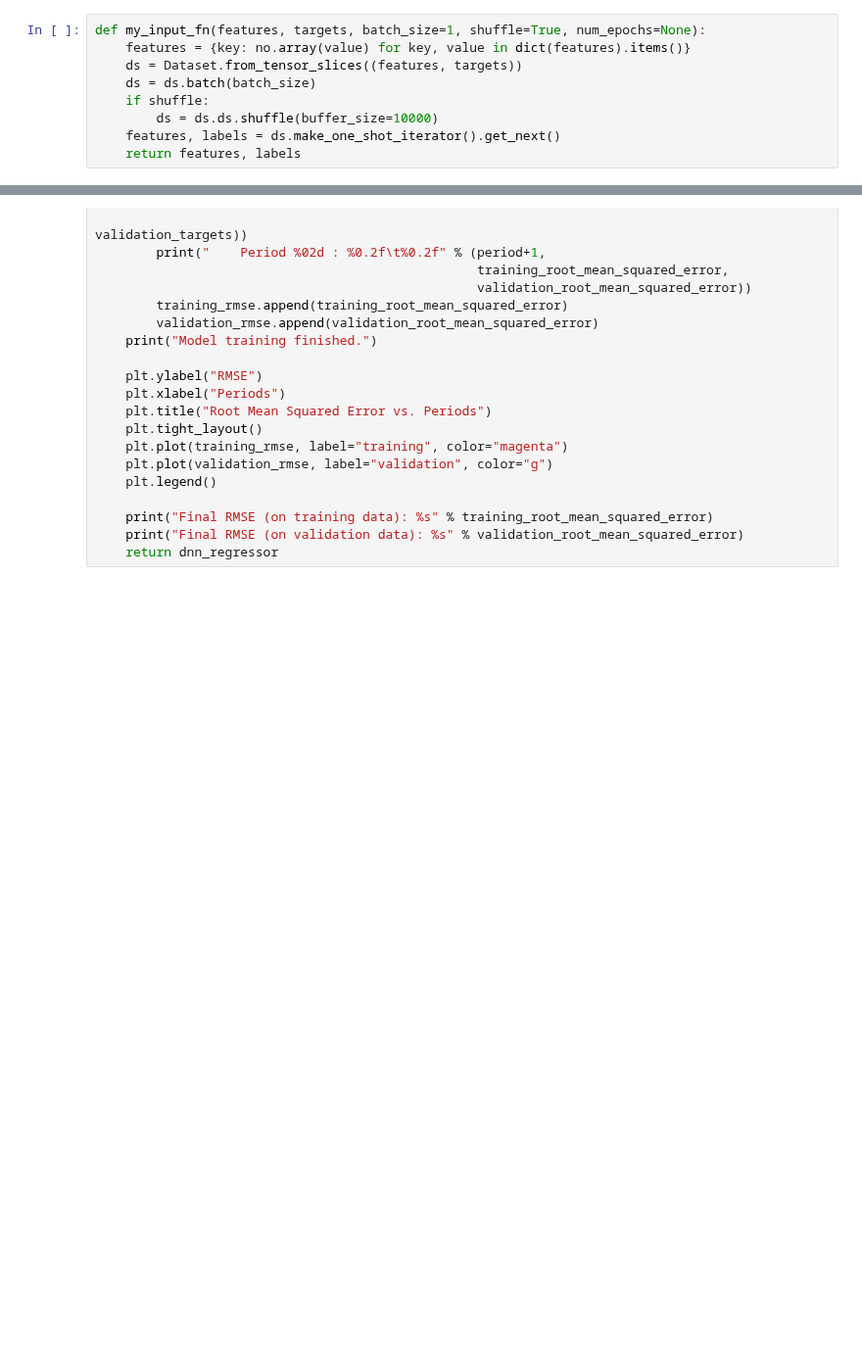
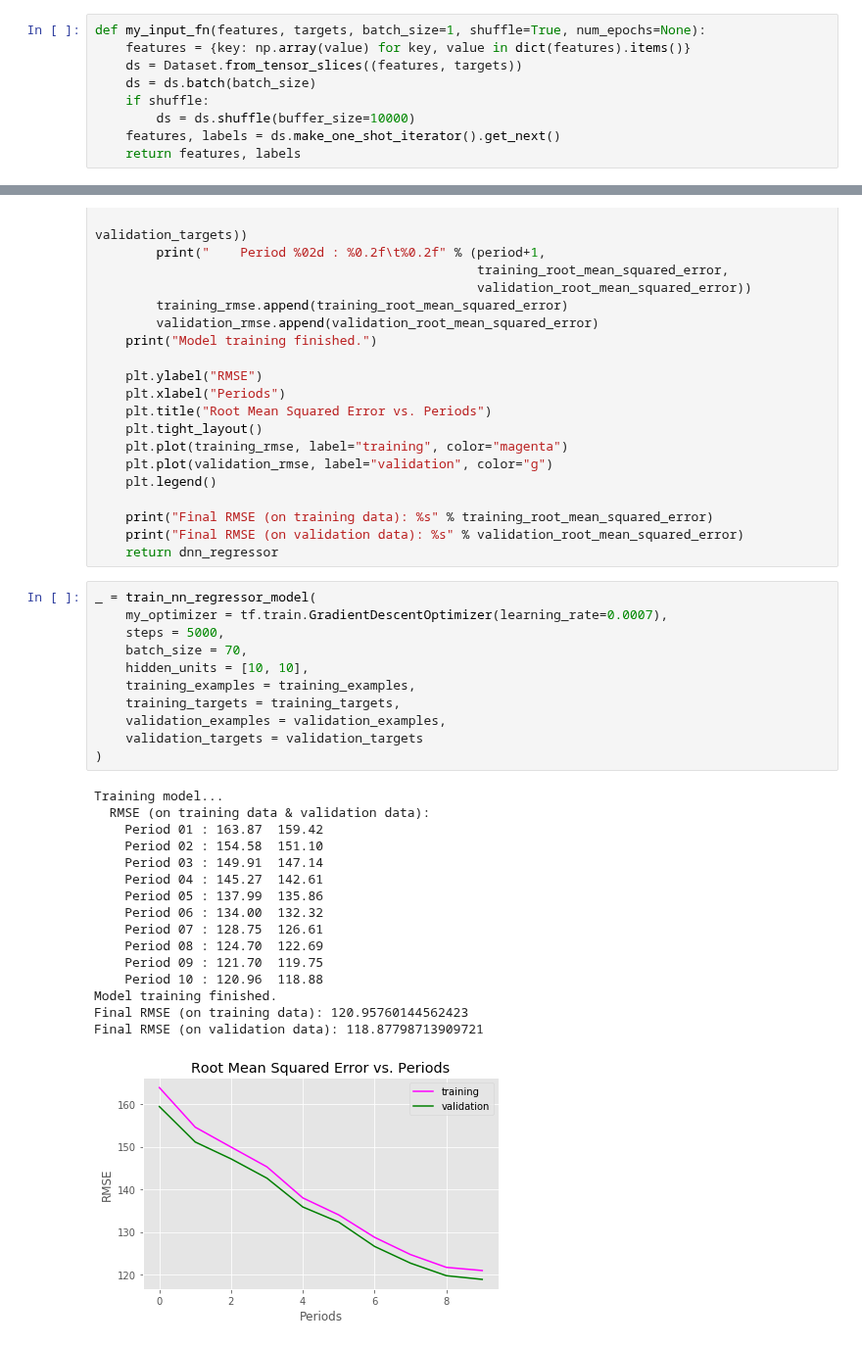
Before and after one commit to acesaif/ml_crash_course, a Jupyter notebook: imporve_neural_net_performance/ml_improve_net_performance.ipynb, the cells around one changed output, grey strips where cells are left out. Shown at 98% size. Cells and saved outputs as stored; diff of their text form; blank space fills up the shorter version.

```diff
--- a/imporve_neural_net_performance/ml_improve_net_performance.ipynb
+++ b/imporve_neural_net_performance/ml_improve_net_performance.ipynb
@@ -126,11 +126,11 @@ def construct_feature_columns(input_features):
 ### Input Function
 # %%
 def my_input_fn(features, targets, batch_size=1, shuffle=True, num_epochs=None):
-    features = {key: no.array(value) for key, value in dict(features).items()}
+    features = {key: np.array(value) for key, value in dict(features).items()}
     ds = Dataset.from_tensor_slices((features, targets))
     ds = ds.batch(batch_size)
     if shuffle:
-        ds = ds.ds.shuffle(buffer_size=10000)
+        ds = ds.shuffle(buffer_size=10000)
     features, labels = ds.make_one_shot_iterator().get_next()
     return features, labels
 # %% [markdown]
@@ -207,3 +207,31 @@ def train_nn_regressor_model(my_optimizer,
     print("Final RMSE (on training data): %s" % training_root_mean_squared_error)
     print("Final RMSE (on validation data): %s" % validation_root_mean_squared_error)
     return dnn_regressor
+# %%
+_ = train_nn_regressor_model(
+    my_optimizer = tf.train.GradientDescentOptimizer(learning_rate=0.0007),
+    steps = 5000,
+    batch_size = 70,
+    hidden_units = [10, 10],
+    training_examples = training_examples,
+    training_targets = training_targets,
+    validation_examples = validation_examples,
+    validation_targets = validation_targets
+)
+# %% [output]
+Training model...
+  RMSE (on training data & validation data):
+    Period 01 : 163.87  159.42
+    Period 02 : 154.58  151.10
+    Period 03 : 149.91  147.14
+    Period 04 : 145.27  142.61
+    Period 05 : 137.99  135.86
+    Period 06 : 134.00  132.32
+    Period 07 : 128.75  126.61
+    Period 08 : 124.70  122.69
+    Period 09 : 121.70  119.75
+    Period 10 : 120.96  118.88
+Model training finished.
+Final RMSE (on training data): 120.95760144562423
+Final RMSE (on validation data): 118.87798713909721
+[figure, added]
```
Also changed, not shown: parts of 5 cells of this notebook.
